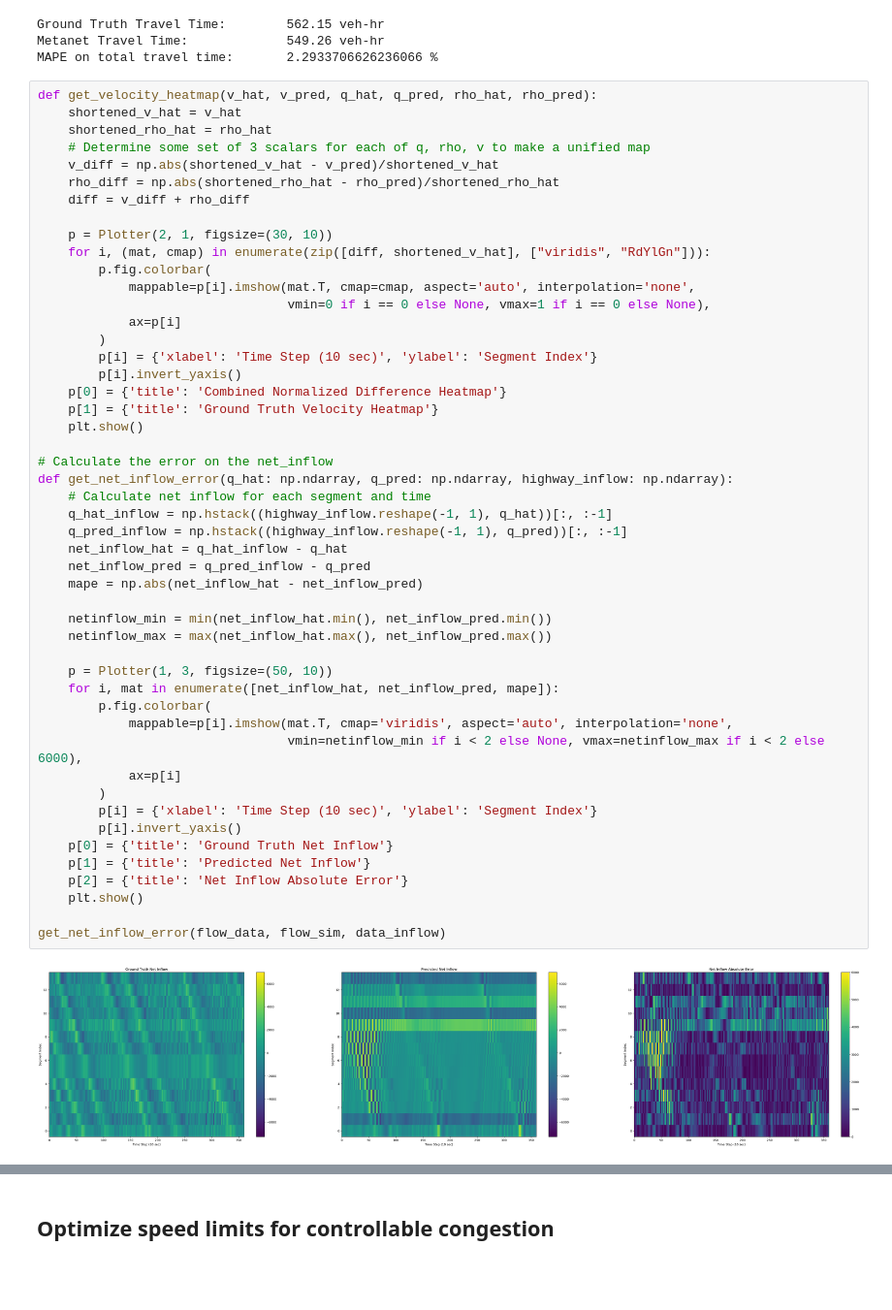
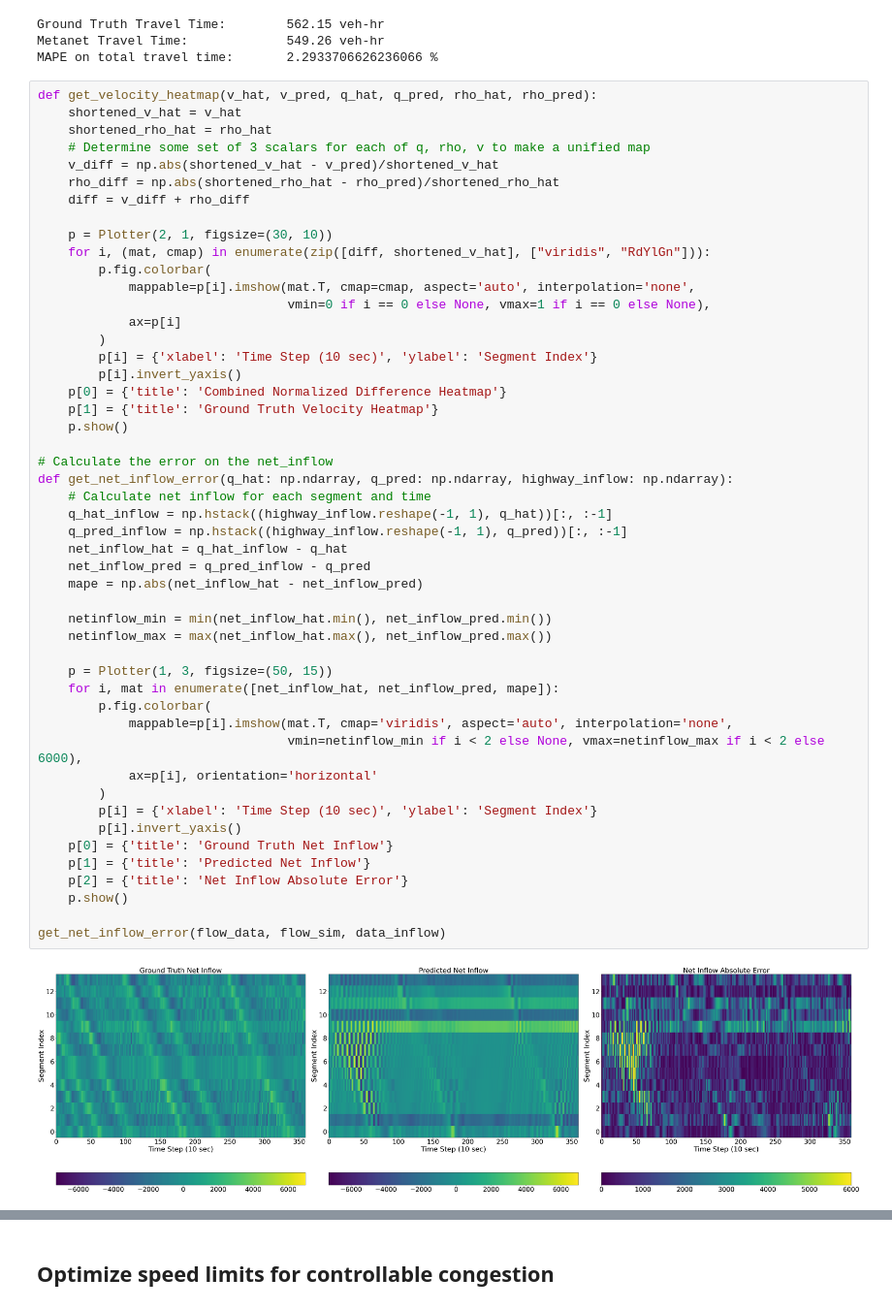
Before and after one commit to Tristanchaang/mpc-traffic-flow, a Jupyter notebook: experiments/run_controllable_congestion.ipynb, the cells around one changed output, grey strips where cells are left out. Shown at 97% size. Drawn from its saved outputs; the diff is of its cells as text; blank space fills up the shorter version.

```diff
--- a/experiments/run_controllable_congestion.ipynb
+++ b/experiments/run_controllable_congestion.ipynb
@@ -234,38 +237,38 @@ def get_velocity_heatmap(v_hat, v_pred, q_hat, q_pred, rho_hat, rho_pred):
         p[i] = {'xlabel': 'Time Step (10 sec)', 'ylabel': 'Segment Index'}
         p[i].invert_yaxis()
     p[0] = {'title': 'Combined Normalized Difference Heatmap'}
     p[1] = {'title': 'Ground Truth Velocity Heatmap'}
-    plt.show()
+    p.show()
 
 # Calculate the error on the net_inflow
 def get_net_inflow_error(q_hat: np.ndarray, q_pred: np.ndarray, highway_inflow: np.ndarray):
     # Calculate net inflow for each segment and time
     q_hat_inflow = np.hstack((highway_inflow.reshape(-1, 1), q_hat))[:, :-1]
     q_pred_inflow = np.hstack((highway_inflow.reshape(-1, 1), q_pred))[:, :-1]
     net_inflow_hat = q_hat_inflow - q_hat
     net_inflow_pred = q_pred_inflow - q_pred
     mape = np.abs(net_inflow_hat - net_inflow_pred)
 
     netinflow_min = min(net_inflow_hat.min(), net_inflow_pred.min())
     netinflow_max = max(net_inflow_hat.max(), net_inflow_pred.max())
 
-    p = Plotter(1, 3, figsize=(50, 10))
+    p = Plotter(1, 3, figsize=(50, 15))
     for i, mat in enumerate([net_inflow_hat, net_inflow_pred, mape]):
         p.fig.colorbar(
             mappable=p[i].imshow(mat.T, cmap='viridis', aspect='auto', interpolation='none',
                                  vmin=netinflow_min if i < 2 else None, vmax=netinflow_max if i < 2 else 6000),
-            ax=p[i]
+            ax=p[i], orientation='horizontal'
         )
         p[i] = {'xlabel': 'Time Step (10 sec)', 'ylabel': 'Segment Index'}
         p[i].invert_yaxis()
     p[0] = {'title': 'Ground Truth Net Inflow'}
     p[1] = {'title': 'Predicted Net Inflow'}
     p[2] = {'title': 'Net Inflow Absolute Error'}
-    plt.show()
+    p.show()
 
 get_net_inflow_error(flow_data, flow_sim, data_inflow)
 # %% [output]
-[figure, old version]
+[figure, new version]
 # %%
 # simulate with constant VSL = 130 and VSL = 150, then plot side-by-side heatmaps
 vsl_130 = np.ones((downstream_density.shape[0], num_segments)) * 130
```
Also changed, not shown: parts of 12 cells of this notebook, 4 other files.
